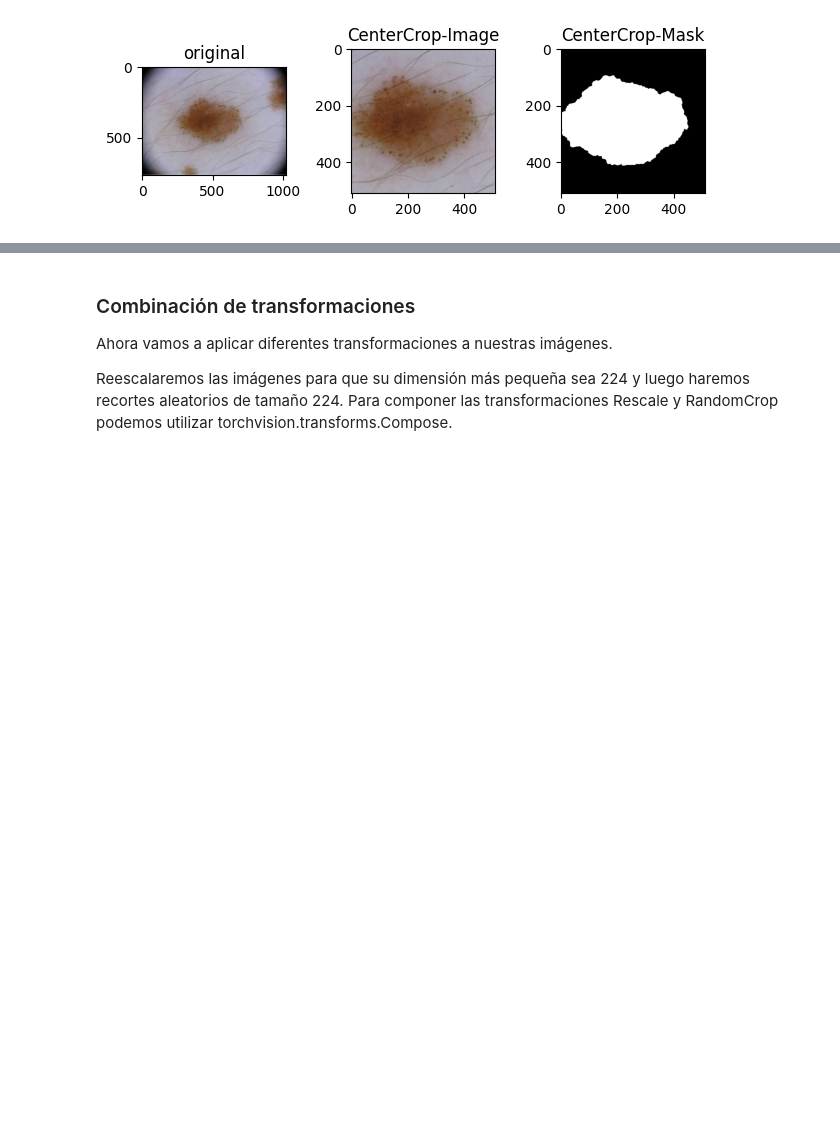
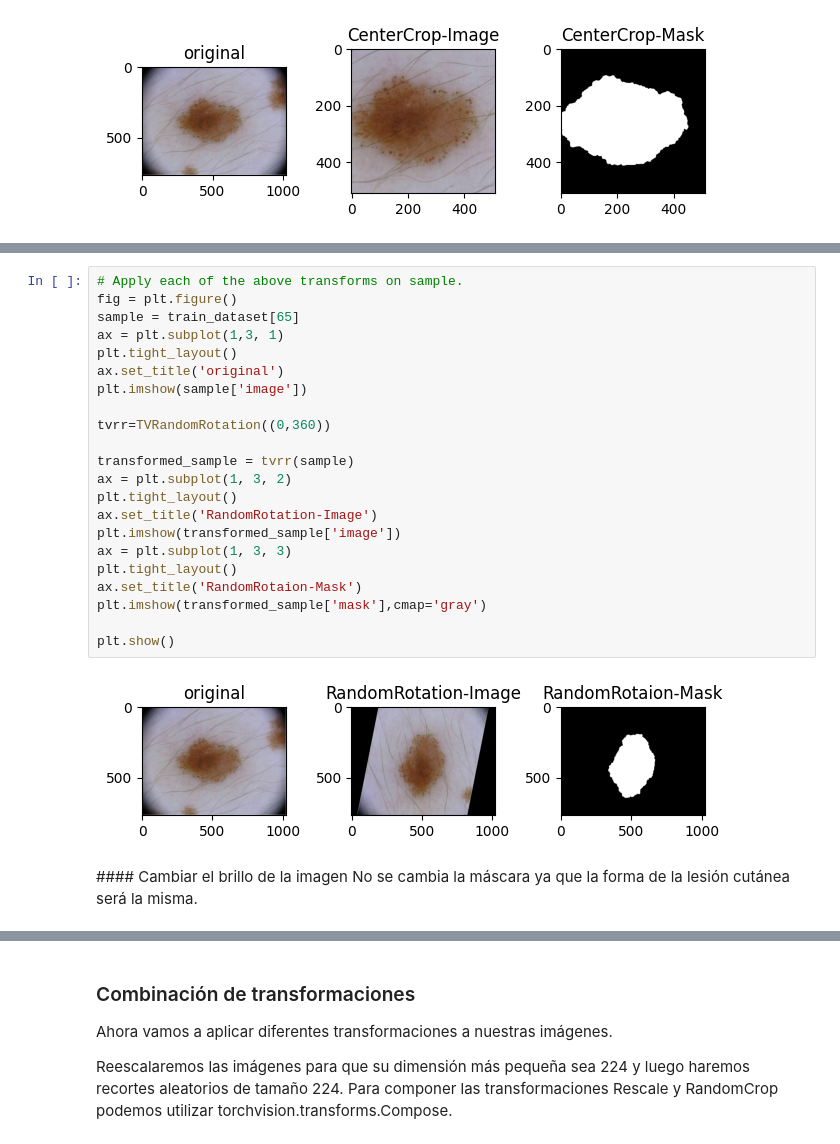
Before and after one commit to cabamarcos/Skin_cancer_classifier, a Jupyter notebook: practica.ipynb, the cells around one changed output, grey strips where cells are left out. Drawn from its saved outputs; the diff is of its cells as text; blank space fills up the shorter version.

```diff
--- a/practica.ipynb
+++ b/practica.ipynb
@@ -538,0 +646,27 @@ Implemente otras transformaciones utilizando el paquete torchvision. Tome TVCent
+# %%
+# Apply each of the above transforms on sample.
+fig = plt.figure()
+sample = train_dataset[65]
+ax = plt.subplot(1,3, 1)
+plt.tight_layout()
+ax.set_title('original')
+plt.imshow(sample['image'])
+
+tvrr=TVRandomRotation((0,360))
+
+transformed_sample = tvrr(sample)
+ax = plt.subplot(1, 3, 2)
+plt.tight_layout()
+ax.set_title('RandomRotation-Image')
+plt.imshow(transformed_sample['image'])
+ax = plt.subplot(1, 3, 3)
+plt.tight_layout()
+ax.set_title('RandomRotaion-Mask')
+plt.imshow(transformed_sample['mask'],cmap='gray')
+
+plt.show()
+# %% [output]
+[figure, added]
+# %% [markdown]
+#### Cambiar el brillo de la imagen
+No se cambia la máscara ya que la forma de la lesión cutánea será la misma.
```
Also changed, not shown: parts of 27 cells of this notebook.
